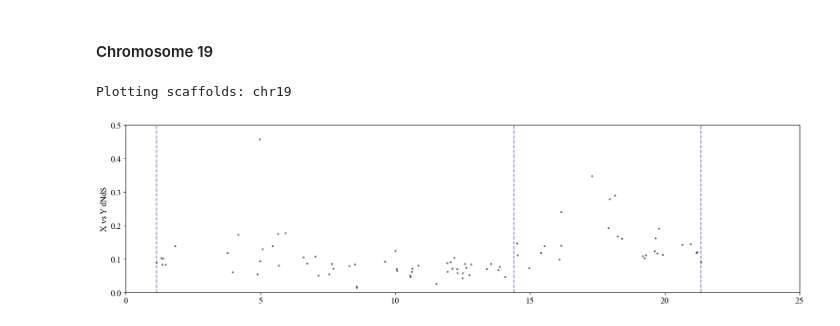
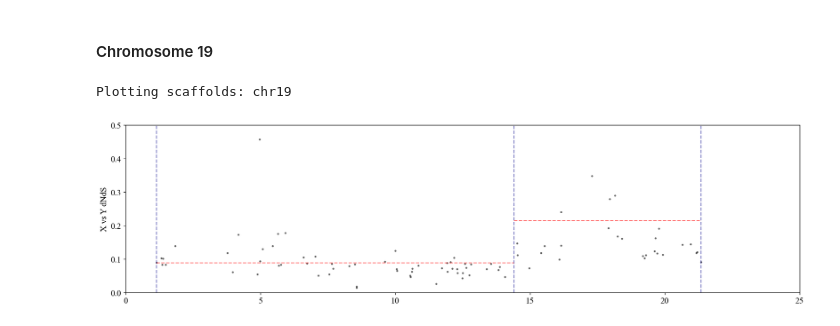
Before and after one commit to DanJeffries/Stickle_Y_comp, a Jupyter notebook: code/JUP_NBs/Popgen_stats.ipynb, the cells around one changed output. Drawn from its saved outputs; the diff is of its cells as text; code cells hidden in the pictures.

Commit message:
new_plots

```diff
--- a/code/JUP_NBs/Popgen_stats.ipynb
+++ b/code/JUP_NBs/Popgen_stats.ipynb
@@ -610,0 +683,12 @@ Plotting scaffolds: chr12
+# %%
+MF_Fst_arr = pd.DataFrame.to_numpy(MFFst_outDF)
+algo = rpt.Pelt(model="rbf").fit(MFFst_outDF)
+# %%
+## find indices for the changepoints
+result = algo.predict(pen=20)
+# %%
+## get the real positions for the changepoints
+changepoints = []
+
+for i in result:
+    changepoints.append(chr12_positions[i-1])
@@ -685,15 +774,19 @@ Plotting scaffolds: chr12
 # %% [markdown]
 #### Chromosome 19
+# %%
+mean_regions_chr19 = [[1.152759, 14.416541,],
+                      [14.416541, 21.347899]]
 # %%
 Plot_M_F_dS("/Users/dj20y461/Data_temp/Stickleback/Stickle_Y_comp/data/popgen_stats/Gw.dNdS.090824.results",
               "/Users/dj20y461/Data_temp/Stickleback/Stickle_Y_comp/plots/M_F_stats_plots/Gw/dNdS/Gw_dS_chr19.pdf",
               sex_scaffs = ["chr19"],
               points_color="black",
               myXlims = (0,25),
               myYlims_ax1 = (0,0.5),
               rolling_avg=False,
+              strata_avgs = mean_regions_chr19,
               vert_seps=[i/1000000 for i in anchor_genes_chr19.values()],
               y_label="X vs Y dNdS")
 # %% [output]
 Plotting scaffolds: chr19
-[figure, old version]
+[figure, new version]
```
Also changed, not shown: parts of 28 cells of this notebook, 6 other files.
